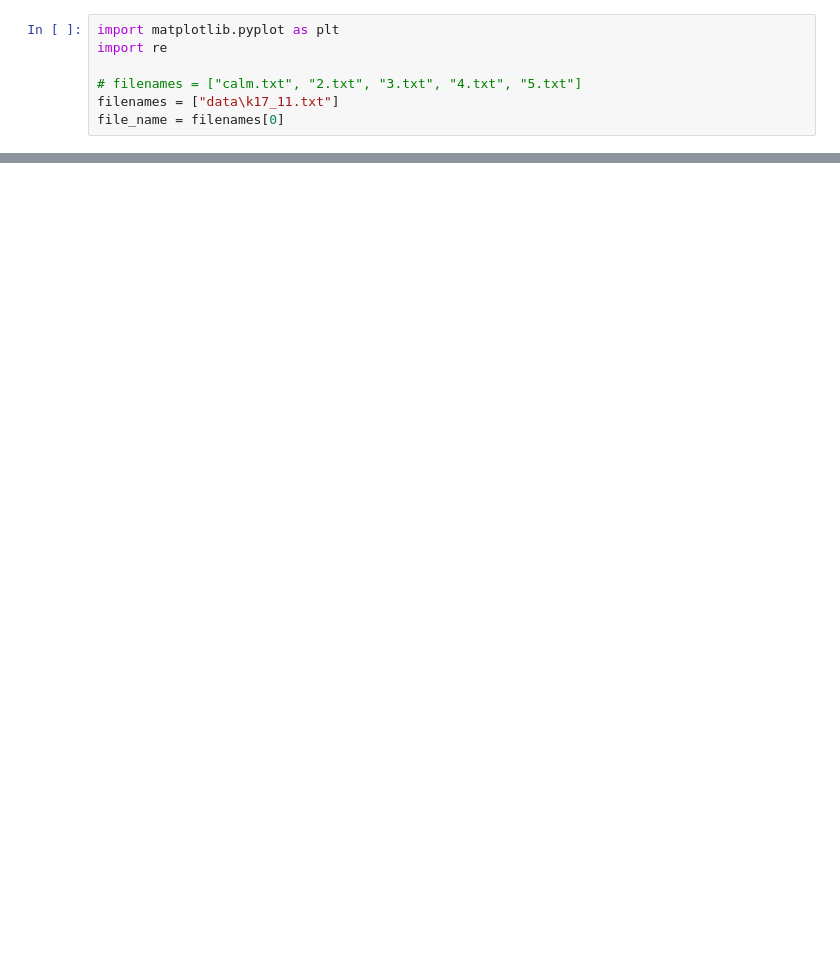
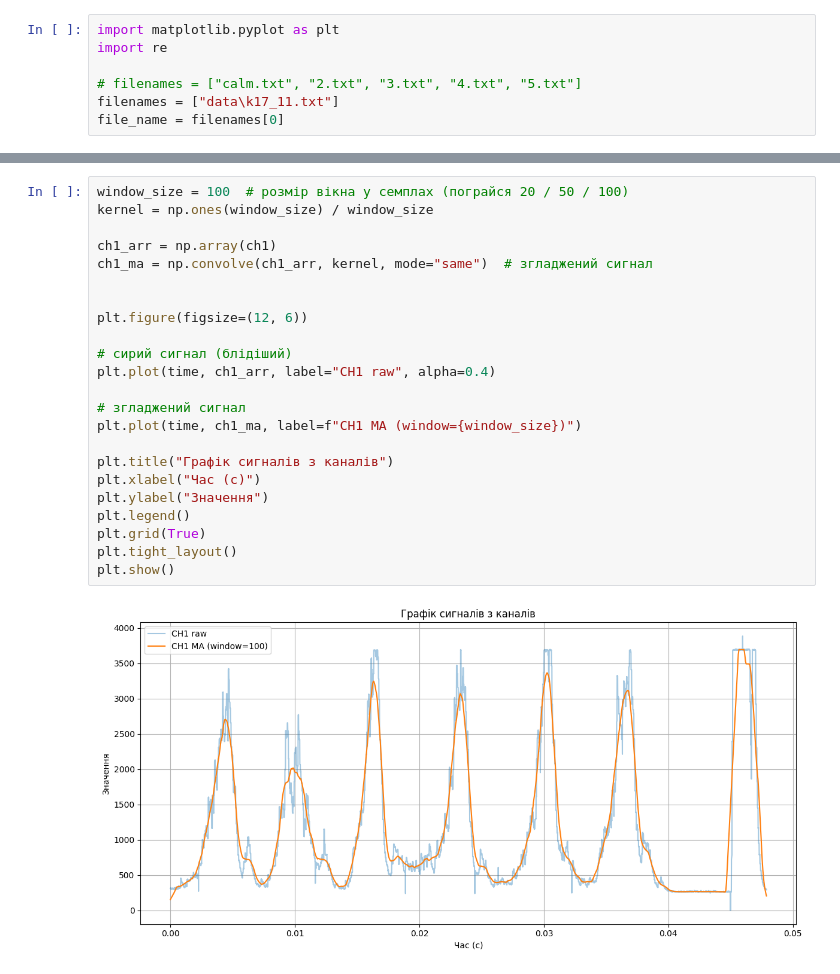
Before and after one commit to Hombosh-dev/forearm-prosthesis, a Jupyter notebook: signal_graph.ipynb, the cells around one changed output, grey strips where cells are left out. Saved outputs shown, nothing was run; the diff lists cells and outputs as text; blank space fills up the shorter version.

```diff
--- a/signal_graph.ipynb
+++ b/signal_graph.ipynb
@@ -39,0 +68,25 @@ plt.show()
+# %%
+window_size = 100  # розмір вікна у семплах (пограйся 20 / 50 / 100)
+kernel = np.ones(window_size) / window_size
+
+ch1_arr = np.array(ch1)
+ch1_ma = np.convolve(ch1_arr, kernel, mode="same")  # згладжений сигнал
+
+
+plt.figure(figsize=(12, 6))
+
+# сирий сигнал (блідіший)
+plt.plot(time, ch1_arr, label="CH1 raw", alpha=0.4)
+
+# згладжений сигнал
+plt.plot(time, ch1_ma, label=f"CH1 MA (window={window_size})")
+
+plt.title("Графік сигналів з каналів")
+plt.xlabel("Час (с)")
+plt.ylabel("Значення")
+plt.legend()
+plt.grid(True)
+plt.tight_layout()
+plt.show()
+# %% [output]
+[figure, added]
```
Also changed, not shown: parts of 4 cells of this notebook.
